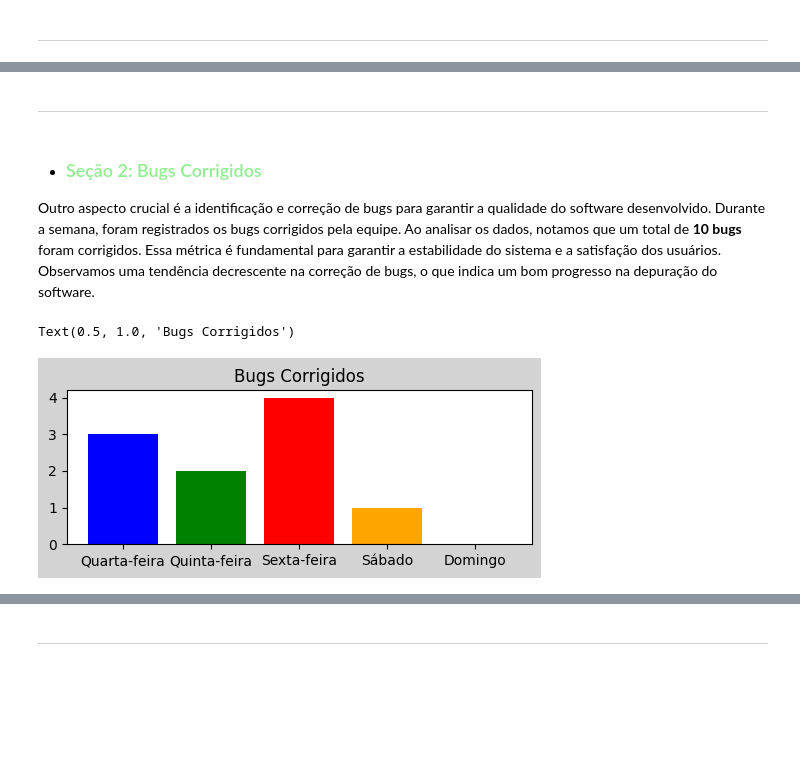
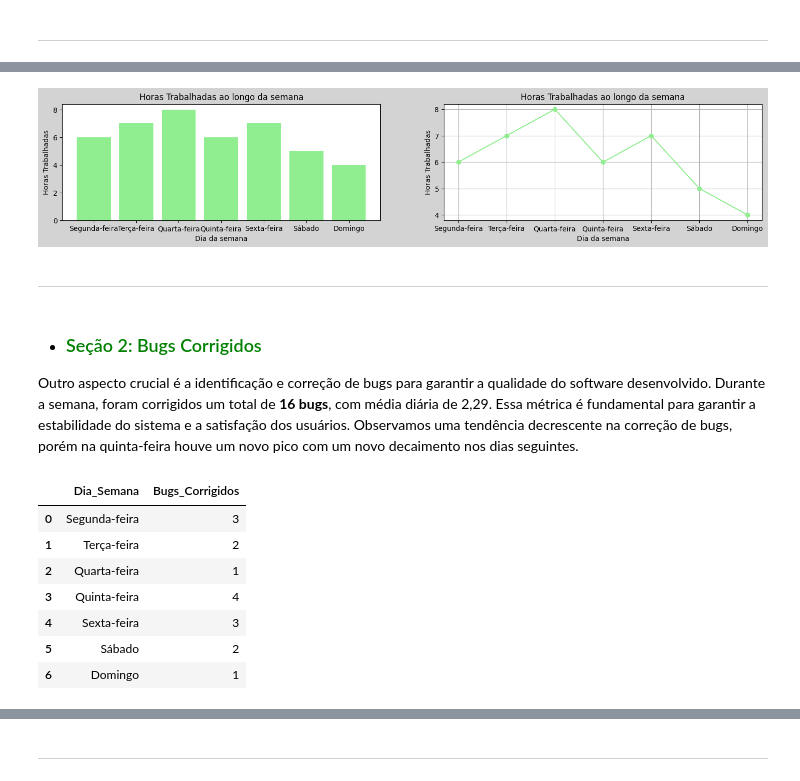
Before and after one commit to luhonunes/Relatorios-de-Progresso, a Jupyter notebook: relatorios_de_projetos.ipynb, the cells around one changed output, grey strips where cells are left out. Drawn from its saved outputs; the diff is of its cells as text; code cells hidden in the pictures; blank space fills up the shorter version.

```diff
--- a/relatorios_de_projetos.ipynb
+++ b/relatorios_de_projetos.ipynb
@@ -90,25 +153,49 @@ Text(0.5, 1.0, 'Horas Trabalhadas')
+# %%
+# @title
+# Definir a figura e os eixos
+fig, (ax1, ax2) = plt.subplots(1, 2, figsize=(18,3))
+
+# Criar um gráfico de barras para visualizar as horas trabalhadas ao longo do tempo
+ax1.bar(df_programacao['Dia_Semana'], df_programacao['Horas_Trabalhadas'],color='lightgreen')
+
+# Obter a figura atual
+ax1.set_xlabel('Dia da semana')
+ax1.set_ylabel('Horas Trabalhadas')
+ax1.set_title('Horas Trabalhadas ao longo da semana')
+
+# Criar um gráfico de linha para visualizar as horas trabalhadas ao longo do tempo
+ax2.plot(df_programacao['Dia_Semana'], df_programacao['Horas_Trabalhadas'], marker='o', color='lightgreen' )
+
+# Obter a figura atual
+ax2.set_xlabel('Dia da semana')
+ax2.set_ylabel('Horas Trabalhadas')
+ax2.set_title('Horas Trabalhadas ao longo da semana')
+
+# Definir a cor de fundo da figura
+fig.set_facecolor('lightgray')
+
+# Exibir gráfico
+fig = plt.gcf()
+plt.grid(True)
+plt.show()
+# %% [output]
+[figure, added]
 # %% [markdown]
 ***
 # %% [markdown]
-+ ### <font color = lightgreen> Seção 2: Bugs Corrigidos </font>
++ ### <font color='green'> Seção 2: Bugs Corrigidos
 
-Outro aspecto crucial é a identificação e correção de bugs para garantir a qualidade do software desenvolvido. Durante a semana, foram registrados os bugs corrigidos pela equipe. Ao analisar os dados, notamos que um total de **10 bugs** foram corrigidos. Essa métrica é fundamental para garantir a estabilidade do sistema e a satisfação dos usuários. Observamos uma tendência decrescente na correção de bugs, o que indica um bom progresso na depuração do software.
+Outro aspecto crucial é a identificação e correção de bugs para garantir a qualidade do software desenvolvido. Durante a semana, foram corrigidos um total de **16 bugs**, com média diária de 2,29. Essa métrica é fundamental para garantir a estabilidade do sistema e a satisfação dos usuários. Observamos uma tendência decrescente na correção de bugs, porém na quinta-feira houve um novo pico com um novo decaimento nos dias seguintes.
-# %%
-#@title
-# Criar visualizações gráficas
-plt.figure(figsize=(6,2))
-
-plt.subplot(1, 1, 1)
-plt.bar(df['Dia_Semana'], df['Bugs_Corrigidos'],color=['blue', 'green', 'red', 'orange', 'purple'])
-
-# Obter a figura atual
-fig = plt.gcf()
-
-# Definir a cor de fundo da figura
-fig.set_facecolor('lightgray')
-
-# Exibir gráfico
-plt.title('Bugs Corrigidos')
-# %% [output]
-Text(0.5, 1.0, 'Bugs Corrigidos')
-[figure, removed]
+# %%
+# @title
+# Seleção das colunas a serem analisadas
+df_programacao[['Dia_Semana','Bugs_Corrigidos']]
+# %% [output]
+|  | Dia_Semana | Bugs_Corrigidos |
+| 0 | Segunda-feira | 3 |
+| 1 | Terça-feira | 2 |
+| 2 | Quarta-feira | 1 |
+| 3 | Quinta-feira | 4 |
+| 4 | Sexta-feira | 3 |
+| 5 | Sábado | 2 |
+| 6 | Domingo | 1 |
```
Also changed, not shown: parts of 51 cells of this notebook.
